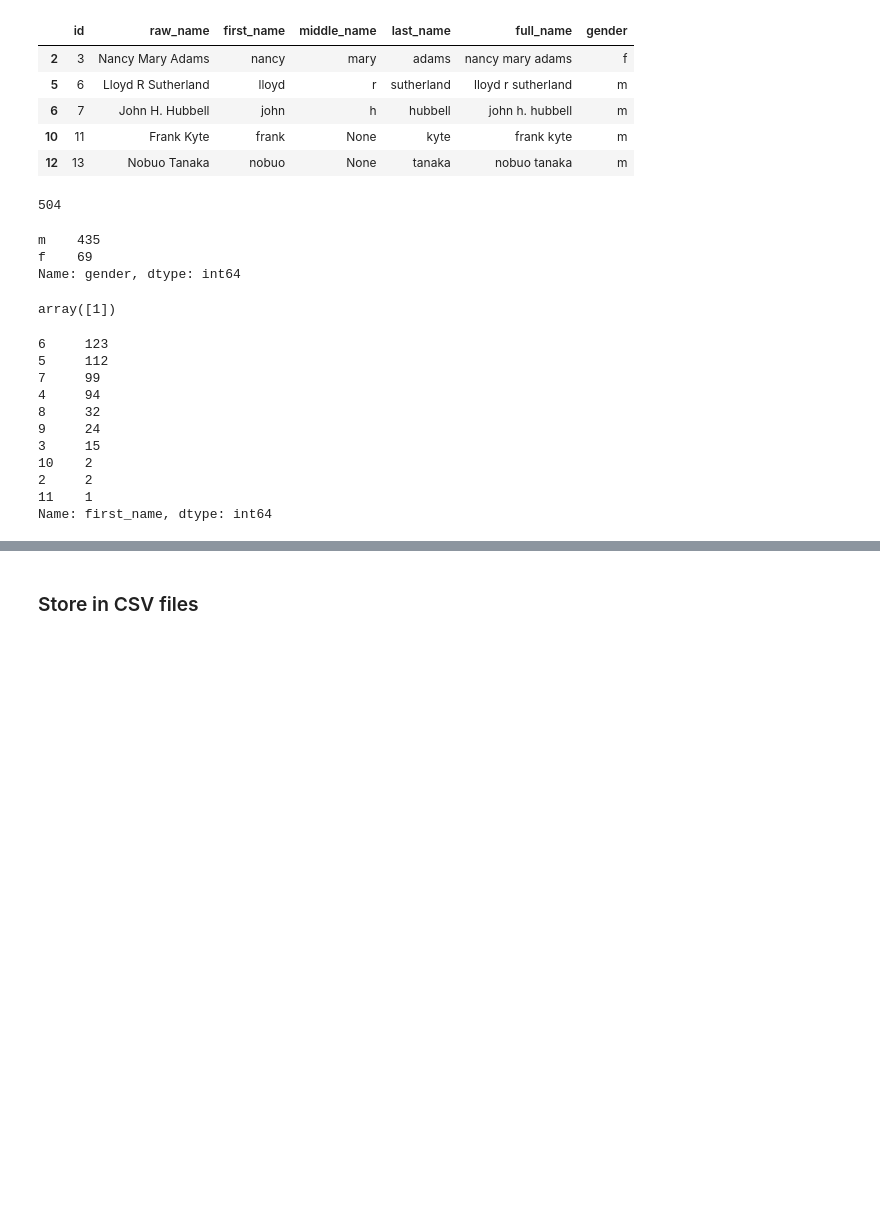
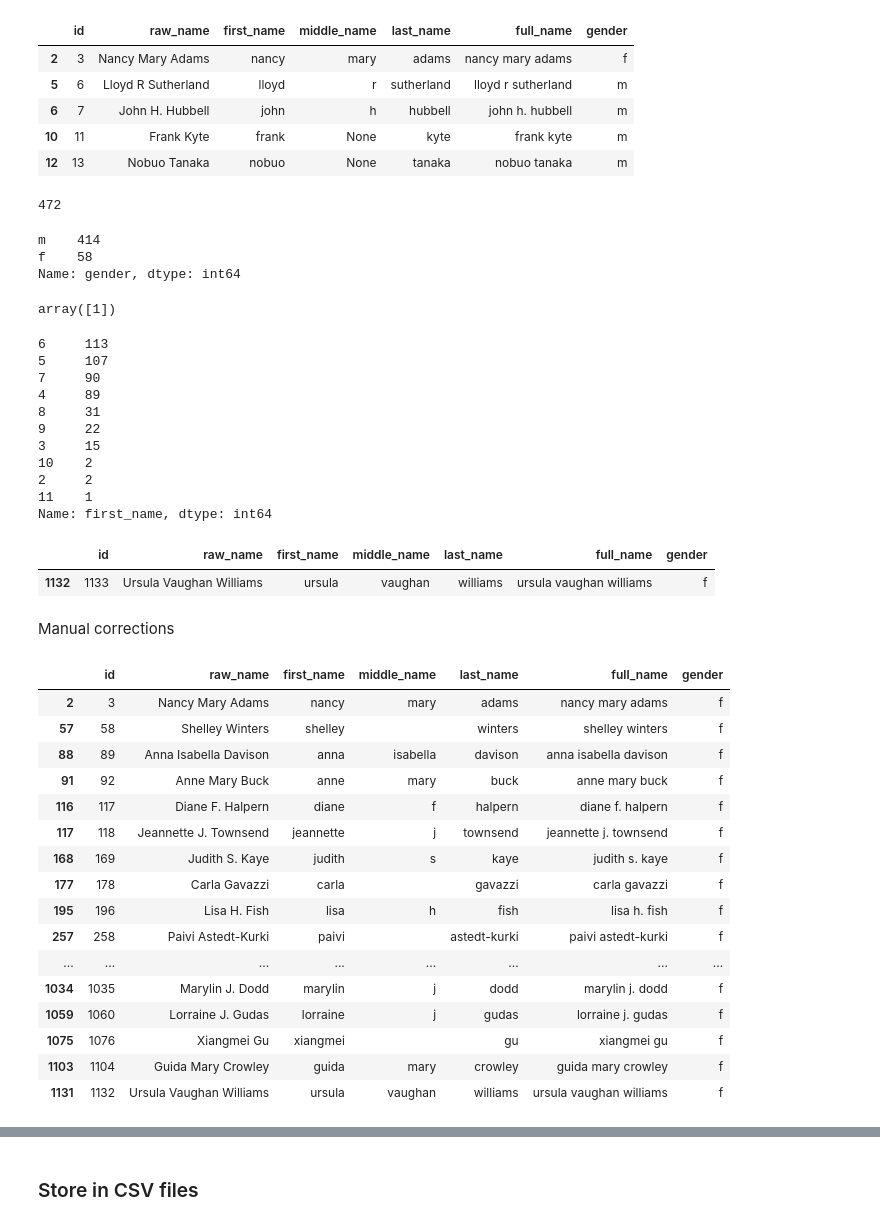
Before and after one commit to GenderGapSTEM-PublicationAnalysis/name_gender_inference, a Jupyter notebook: test_data/raw_data/Prepare_test_data_from_genderizeR_paper.ipynb, the cells around one changed output, grey strips where cells are left out. Drawn from its saved outputs; the diff is of its cells as text; code cells hidden in the pictures; blank space fills up the shorter version.

Commit message:
Manual corrections for genderizeR data titles

```diff
--- a/test_data/raw_data/Prepare_test_data_from_genderizeR_paper.ipynb
+++ b/test_data/raw_data/Prepare_test_data_from_genderizeR_paper.ipynb
@@ -395,0 +398,3 @@ test_data2
+# %%
+wrong_ids = [21, 99, 103, 112, 175, 187, 194, 203, 259, 260, 321, 336, 340, 369, 430, 480, 493, 543, 594,
+             623, 643, 648, 651, 662, 750, 815, 942, 1009, 1034, 1049, 1050, 1077, 11184]
@@ -395,0 +425,2 @@ test_data2
+# %%
+test_data2 = test_data2[~test_data2['Unnamed: 0'].isin(wrong_ids)]
@@ -424,13 +463,13 @@ test_data_titles.head()
 # How many entries with name
 len(test_data_titles)
 # %% [output]
-504
+472
 # %%
 # Distribution of male, female, unknown labels
 test_data_titles['gender'].value_counts()
 # %% [output]
-m    435
-f    69
+m    414
+f    58
 Name: gender, dtype: int64
 # %%
 # check whether we have first names that consist of more than one word
@@ -440,14 +479,45 @@ array([1])
 # %%
 test_data_titles.first_name.apply(lambda n: len(n) if n else 0).value_counts()
 # %% [output]
-6     123
-5     112
-7     99
-4     94
-8     32
-9     24
+6     113
+5     107
+7     90
+4     89
+8     31
+9     22
 3     15
 10    2
 2     2
 11    1
 Name: first_name, dtype: int64
+# %%
+test_data_titles[test_data_titles.duplicated(subset='full_name')]
+# %% [output]
+|  | id | raw_name | first_name | middle_name | last_name | full_name | gender |
+| 1132 | 1133 | Ursula Vaughan Williams | ursula | vaughan | williams | ursula vaughan williams | f |
+# %%
+test_data_titles = test_data_titles.drop_duplicates(subset='full_name')
+# %%
+test_data_titles = test_data_titles.fillna('')
+# %% [markdown]
+Manual corrections
+# %%
+test_data_titles[test_data_titles.gender=='f']
+# %% [output]
+|  | id | raw_name | first_name | middle_name | last_name | full_name | gender |
+| 2 | 3 | Nancy Mary Adams | nancy | mary | adams | nancy mary adams | f |
+| 57 | 58 | Shelley Winters | shelley |  | winters | shelley winters | f |
+| 88 | 89 | Anna Isabella Davison | anna | isabella | davison | anna isabella davison | f |
+| 91 | 92 | Anne Mary Buck | anne | mary | buck | anne mary buck | f |
+| 116 | 117 | Diane F. Halpern | diane | f | halpern | diane f. halpern | f |
+| 117 | 118 | Jeannette J. Townsend | jeannette | j | townsend | jeannette j. townsend | f |
+| 168 | 169 | Judith S. Kaye | judith | s | kaye | judith s. kaye | f |
+| 177 | 178 | Carla Gavazzi | carla |  | gavazzi | carla gavazzi | f |
+| 195 | 196 | Lisa H. Fish | lisa | h | fish | lisa h. fish | f |
+| 257 | 258 | Paivi Astedt-Kurki | paivi |  | astedt-kurki | paivi astedt-kurki | f |
+| ... | ... | ... | ... | ... | ... | ... | ... |
+| 1034 | 1035 | Marylin J. Dodd | marylin | j | dodd | marylin j. dodd | f |
+| 1059 | 1060 | Lorraine J. Gudas | lorraine | j | gudas | lorraine j. gudas | f |
+| 1075 | 1076 | Xiangmei Gu | xiangmei |  | gu | xiangmei gu | f |
+| 1103 | 1104 | Guida Mary Crowley | guida | mary | crowley | guida mary crowley | f |
+| 1131 | 1132 | Ursula Vaughan Williams | ursula | vaughan | williams | ursula vaughan williams | f |
```
Also changed, not shown: parts of 25 cells of this notebook, 1 other file.
